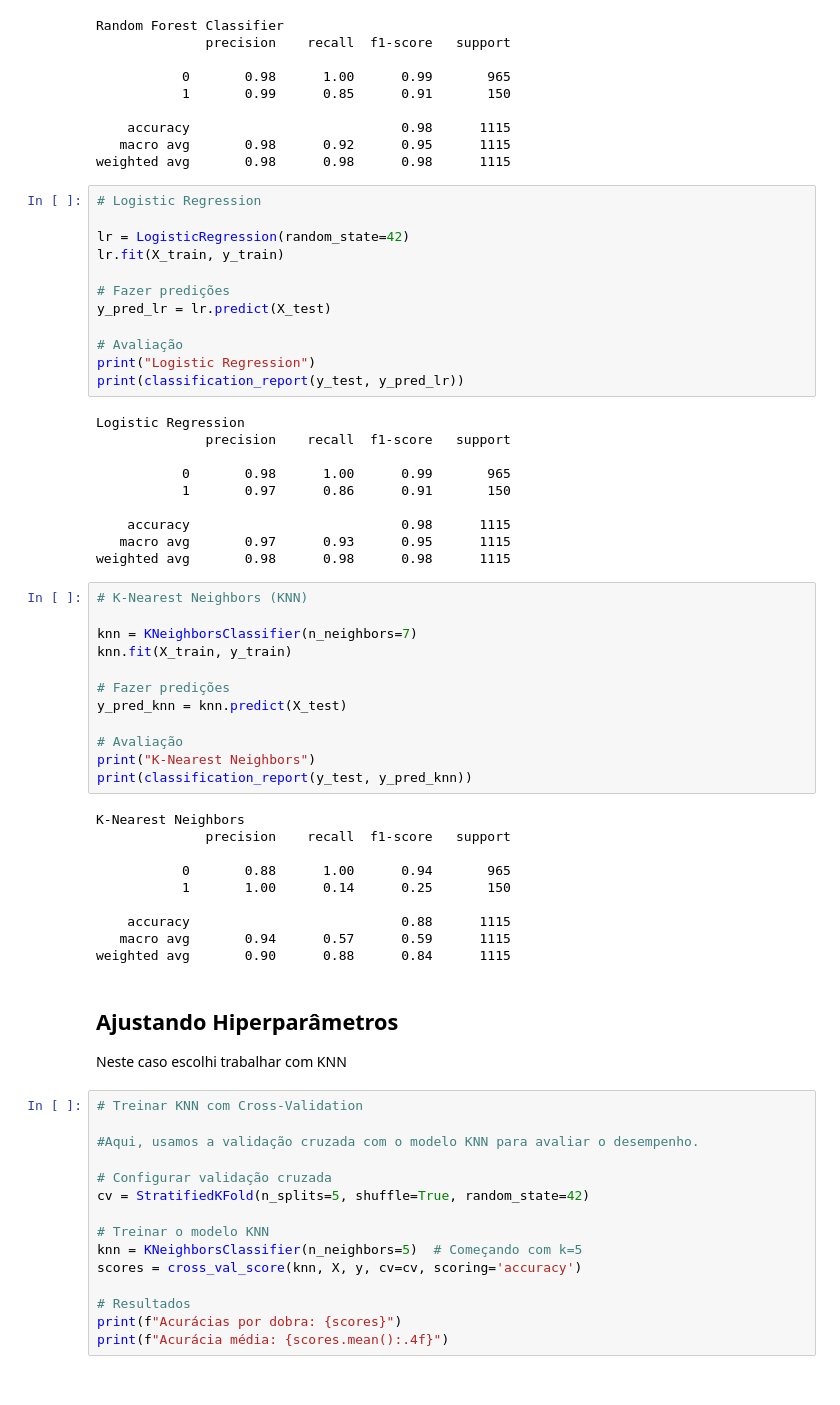
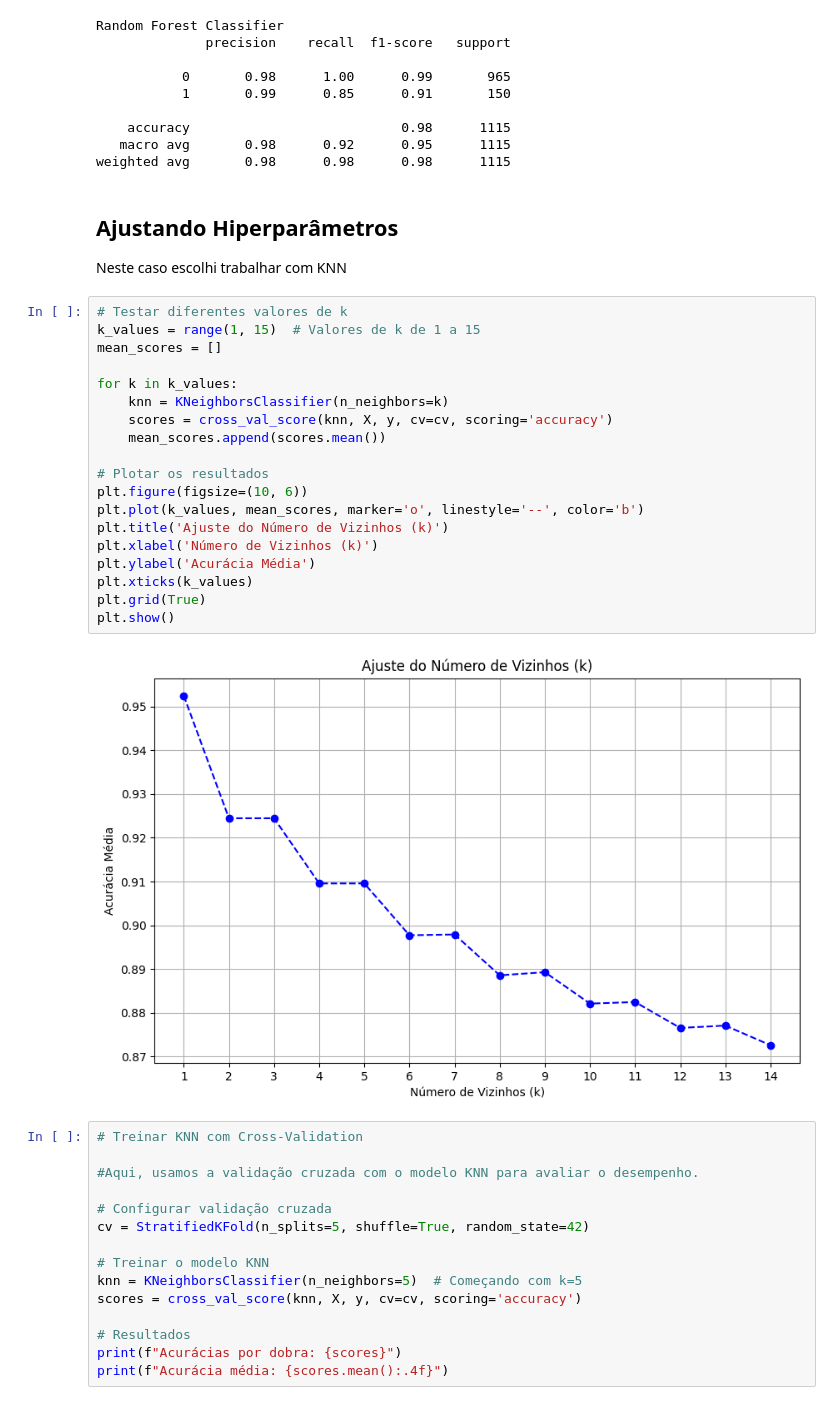
Before and after one commit to andrespeedwork/Machine-Learning-Analytics, a Jupyter notebook: Machine_Learning_e_Analytics.ipynb, the cells around one changed output. Saved outputs shown, nothing was run; the diff lists cells and outputs as text.

```diff
--- a/Machine_Learning_e_Analytics.ipynb
+++ b/Machine_Learning_e_Analytics.ipynb
@@ -146,53 +187,30 @@ Random Forest Classifier
     accuracy                           0.98      1115
    macro avg       0.98      0.92      0.95      1115
 weighted avg       0.98      0.98      0.98      1115
-# %%
-# Logistic Regression
-
-lr = LogisticRegression(random_state=42)
-lr.fit(X_train, y_train)
-
-# Fazer predições
-y_pred_lr = lr.predict(X_test)
-
-# Avaliação
-print("Logistic Regression")
-print(classification_report(y_test, y_pred_lr))
-# %% [output]
-Logistic Regression
-              precision    recall  f1-score   support
-
-           0       0.98      1.00      0.99       965
-           1       0.97      0.86      0.91       150
-
-    accuracy                           0.98      1115
-   macro avg       0.97      0.93      0.95      1115
-weighted avg       0.98      0.98      0.98      1115
-# %%
-# K-Nearest Neighbors (KNN)
-
-knn = KNeighborsClassifier(n_neighbors=7)
-knn.fit(X_train, y_train)
-
-# Fazer predições
-y_pred_knn = knn.predict(X_test)
-
-# Avaliação
-print("K-Nearest Neighbors")
-print(classification_report(y_test, y_pred_knn))
-# %% [output]
-K-Nearest Neighbors
-              precision    recall  f1-score   support
-
-           0       0.88      1.00      0.94       965
-           1       1.00      0.14      0.25       150
-
-    accuracy                           0.88      1115
-   macro avg       0.94      0.57      0.59      1115
-weighted avg       0.90      0.88      0.84      1115
 # %% [markdown]
 ## Ajustando Hiperparâmetros
 Neste caso escolhi trabalhar com KNN
+# %%
+# Testar diferentes valores de k
+k_values = range(1, 15)  # Valores de k de 1 a 15
+mean_scores = []
+
+for k in k_values:
+    knn = KNeighborsClassifier(n_neighbors=k)
+    scores = cross_val_score(knn, X, y, cv=cv, scoring='accuracy')
+    mean_scores.append(scores.mean())
+
+# Plotar os resultados
+plt.figure(figsize=(10, 6))
+plt.plot(k_values, mean_scores, marker='o', linestyle='--', color='b')
+plt.title('Ajuste do Número de Vizinhos (k)')
+plt.xlabel('Número de Vizinhos (k)')
+plt.ylabel('Acurácia Média')
+plt.xticks(k_values)
+plt.grid(True)
+plt.show()
+# %% [output]
+[figure, added]
 # %%
 # Treinar KNN com Cross-Validation
 
```
Also changed, not shown: parts of 7 cells of this notebook.
